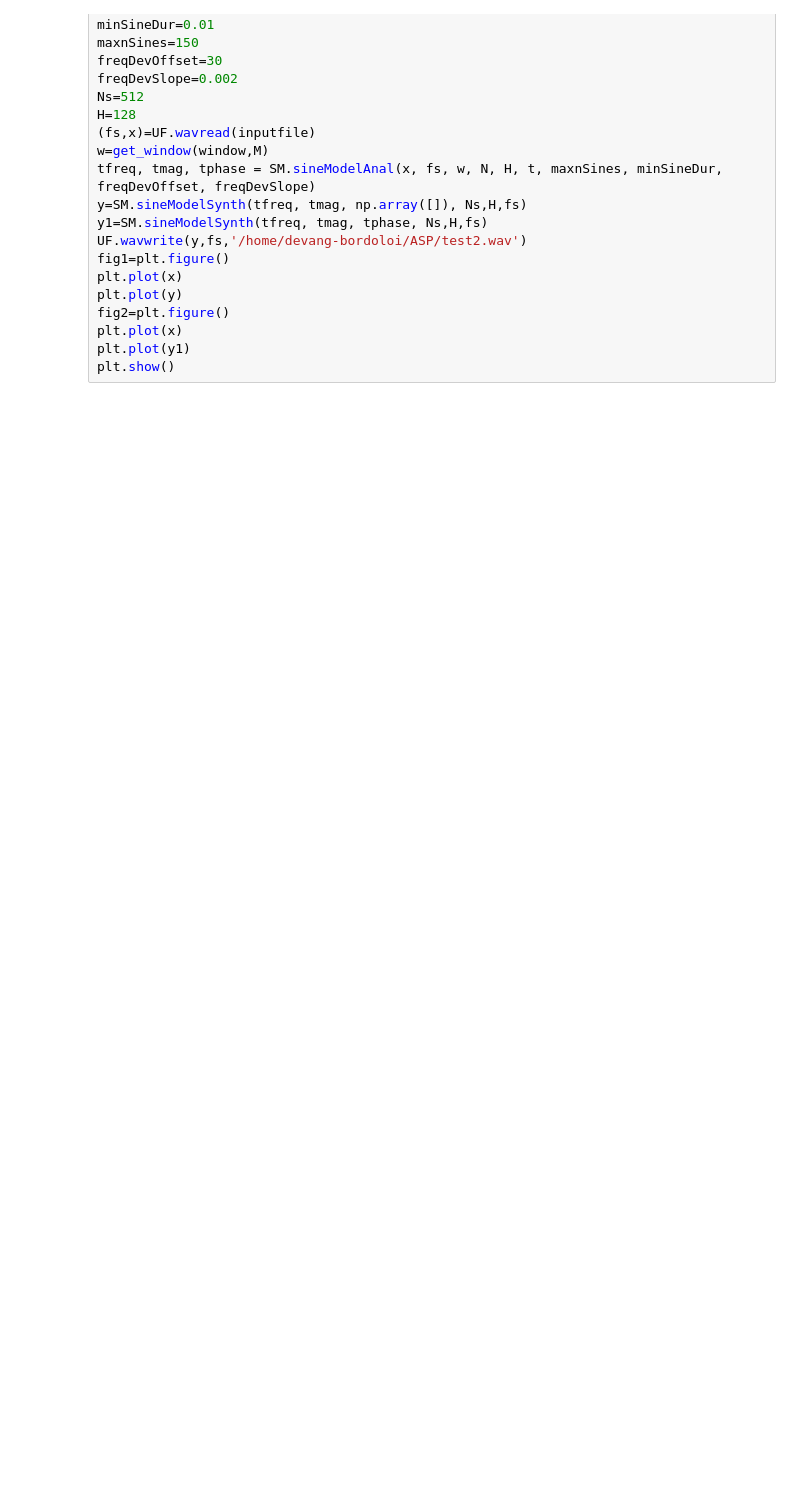
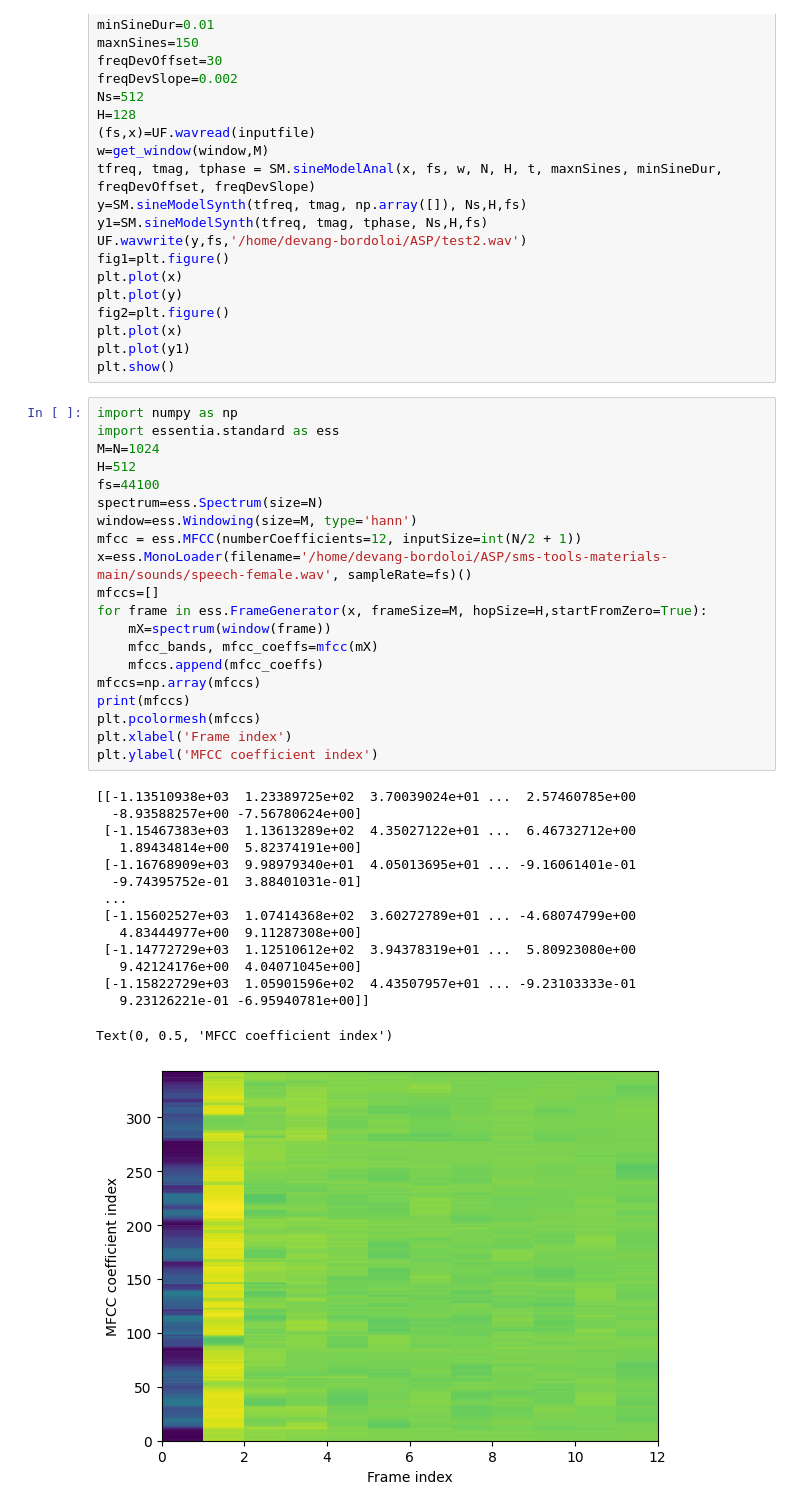
Before and after one commit to DevangBordoloi/ASP, a Jupyter notebook: Programming Lecture.ipynb, the cells around one changed output. Cells and saved outputs as stored; diff of their text form; blank space fills up the shorter version.

```diff
--- a/Programming Lecture.ipynb
+++ b/Programming Lecture.ipynb
@@ -1207,3 +1280,39 @@ fig2=plt.figure()
 plt.plot(x)
 plt.plot(y1)
 plt.show()
+# %%
+import numpy as np
+import essentia.standard as ess
+M=N=1024
+H=512
+fs=44100
+spectrum=ess.Spectrum(size=N)
+window=ess.Windowing(size=M, type='hann')
+mfcc = ess.MFCC(numberCoefficients=12, inputSize=int(N/2 + 1))
+x=ess.MonoLoader(filename='/home/devang-bordoloi/ASP/sms-tools-materials-main/sounds/speech-female.wav', sampleRate=fs)()
+mfccs=[]
+for frame in ess.FrameGenerator(x, frameSize=M, hopSize=H,startFromZero=True):
+    mX=spectrum(window(frame))
+    mfcc_bands, mfcc_coeffs=mfcc(mX)
+    mfccs.append(mfcc_coeffs)
+mfccs=np.array(mfccs)
+print(mfccs)
+plt.pcolormesh(mfccs)
+plt.xlabel('Frame index')
+plt.ylabel('MFCC coefficient index')
+# %% [output]
+[[-1.13510938e+03  1.23389725e+02  3.70039024e+01 ...  2.57460785e+00
+  -8.93588257e+00 -7.56780624e+00]
+ [-1.15467383e+03  1.13613289e+02  4.35027122e+01 ...  6.46732712e+00
+   1.89434814e+00  5.82374191e+00]
+ [-1.16768909e+03  9.98979340e+01  4.05013695e+01 ... -9.16061401e-01
+  -9.74395752e-01  3.88401031e-01]
+ ...
+ [-1.15602527e+03  1.07414368e+02  3.60272789e+01 ... -4.68074799e+00
+   4.83444977e+00  9.11287308e+00]
+ [-1.14772729e+03  1.12510612e+02  3.94378319e+01 ...  5.80923080e+00
+   9.42124176e+00  4.04071045e+00]
+ [-1.15822729e+03  1.05901596e+02  4.43507957e+01 ... -9.23103333e-01
+   9.23126221e-01 -6.95940781e+00]]
+Text(0, 0.5, 'MFCC coefficient index')
+[figure, added]
```
Also changed, not shown: parts of 10 cells of this notebook, 1 other file.
